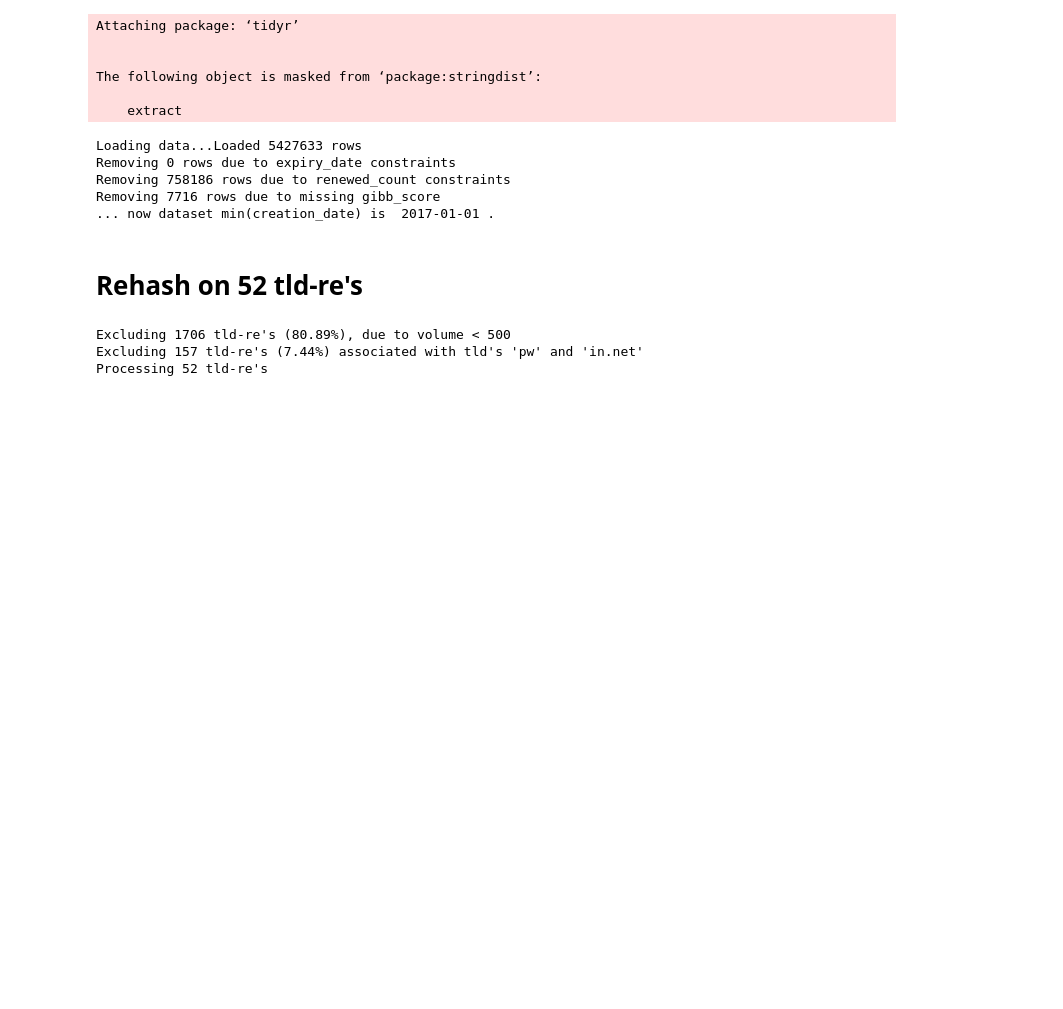
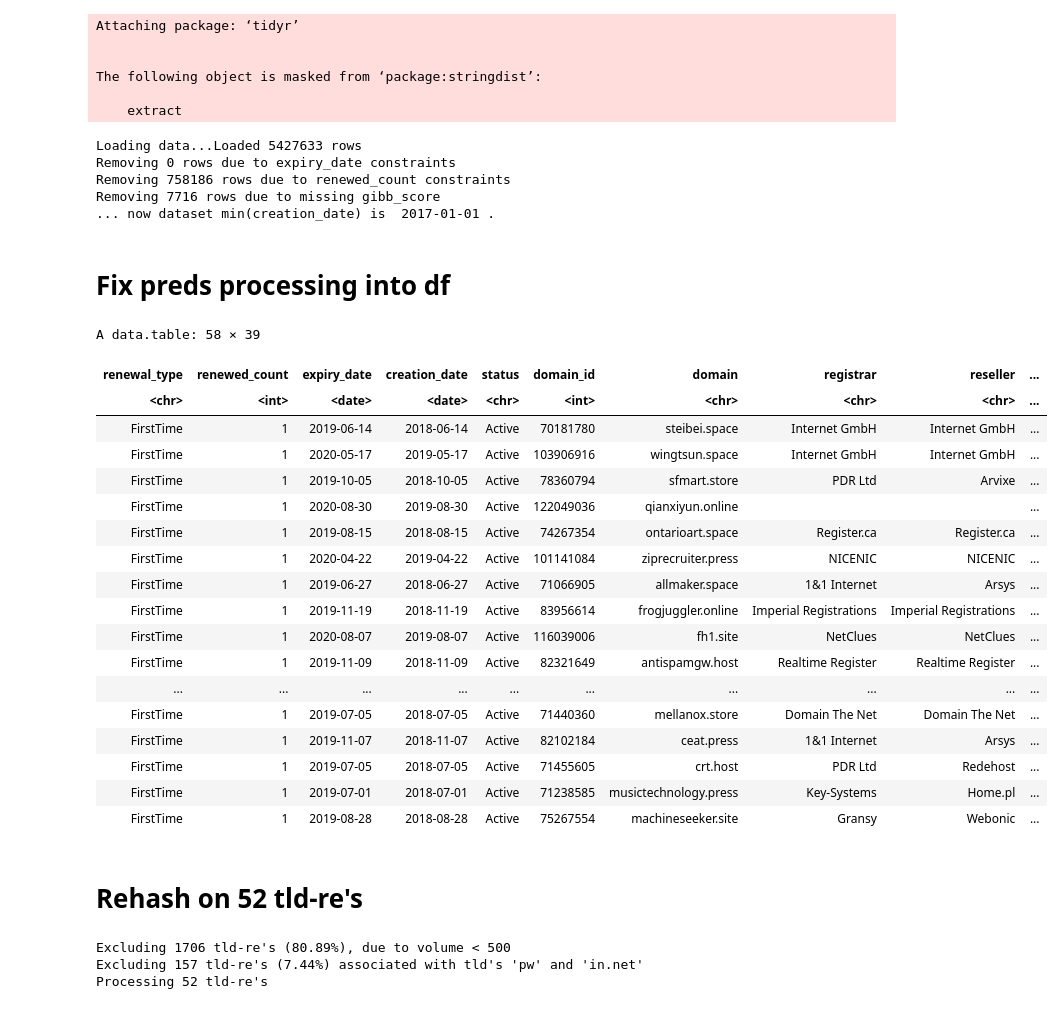
Before and after one commit to liouviaglou/Domains, a Jupyter notebook: scripts/phaseII_06_fallbacksupp/06_predmeta_test.ipynb, the cells around one changed output. Drawn from its saved outputs; the diff is of its cells as text; code cells hidden in the pictures; blank space fills up the shorter version.

Commit message:
repulled new data w/ region, trying to merge with preds and regen train and test subsets

```diff
--- a/scripts/phaseII_06_fallbacksupp/06_predmeta_test.ipynb
+++ b/scripts/phaseII_06_fallbacksupp/06_predmeta_test.ipynb
@@ -84,3 +84,5 @@ Removing 0 rows due to expiry_date constraints
 Removing 758186 rows due to renewed_count constraints
 Removing 7716 rows due to missing gibb_score
 ... now dataset min(creation_date) is  2017-01-01 .
+# %% [markdown]
+# Fix preds processing into df
@@ -86,0 +99,57 @@ Removing 7716 rows due to missing gibb_score
+# %%
+tld_reseller_list1 = expiry_train_df %>%  distinct(tld_registrar_index) %>% pull(tld_registrar_index)
+tld_reseller_list2 = expiry_test_df %>%  distinct(tld_registrar_index) %>% pull(tld_registrar_index)
+tld_reseller_list = setdiff(tld_reseller_list2,tld_reseller_list1)
+tld_reseller_list_ALL = tld_reseller_list
+
+test_list = expiry_test_list
+# %%
+preds_list = list()
+i=1
+for (tld_reseller_str in tld_reseller_list_ALL) {
+
+        preds_list[[tld_reseller_str]] = cbind(
+              test_list[[tld_reseller_str]],
+              'pred_agg_glm_ALL'=ifelse(is.na(preds_agg_glm_ALL[[i]]), NA , preds_agg_glm_ALL[[i]]$predicted) ,
+              'pred_agg_rf_ALL'= ifelse(is.na(preds_agg_rf_ALL[[i]]), NA , preds_agg_rf_ALL[[i]]$predicted),
+              'pred_agg_glm'=ifelse(is.na(preds_agg_glm[[i]]), NA , preds_agg_glm[[i]]$predicted),
+              'pred_agg_rf'=ifelse(is.na(preds_agg_rf[[i]]), NA , preds_agg_rf[[i]]$predicted),
+              'pred_seg_glm_ALL'=ifelse(is.na(preds_seg_glm_ALL[[i]]), NA , preds_seg_glm_ALL[[i]]$predicted),
+              'pred_seg_rf_ALL' = ifelse(is.na(preds_seg_rf_ALL[[i]]), NA , preds_seg_rf_ALL[[i]]$predicted),
+              'pred_seg2_glm_ALL'=ifelse(is.na(preds_seg2_glm_ALL[[i]]), NA , preds_seg2_glm_ALL[[i]]$predicted),
+              'pred_seg2_rf_ALL'=ifelse(is.na(preds_seg2_rf_ALL[[i]]), NA , preds_seg2_rf_ALL[[i]]$predicted))
+
+        preds_list[[tld_reseller_str]] <- preds_list[[tld_reseller_str]] %>% select(-contains(".actual"))
+        names(preds_list[[tld_reseller_str]]) <- c(names(test_list[[tld_reseller_str]]),
+                                                   c('pred_agg_glm_ALL', 'pred_agg_rf_ALL',
+                                                   'pred_agg_glm','pred_agg_rf',
+                                                   'pred_seg_glm_ALL', 'pred_seg_rf_ALL',
+                                                   'pred_seg2_glm_ALL','pred_seg2_rf_ALL'))
+    i=i+1
+}
+# %%
+na.omit.list <- function(y) { return(y[!sapply(y, function(x) all(is.na(x)))]) }
+preds_list <- na.omit.list(preds_list)
+preds_df <- rbindlist(preds_list,use.names=TRUE)
+# %%
+preds_df
+# %% [output]
+A data.table: 58 × 39
+| renewal_type | renewed_count | expiry_date | creation_date | status | domain_id | domain | registrar | reseller | ... |
+| <chr> | <int> | <date> | <date> | <chr> | <int> | <chr> | <chr> | <chr> | ... |
+| FirstTime | 1 | 2019-06-14 | 2018-06-14 | Active | 70181780 | steibei.space | Internet GmbH | Internet GmbH | ... |
+| FirstTime | 1 | 2020-05-17 | 2019-05-17 | Active | 103906916 | wingtsun.space | Internet GmbH | Internet GmbH | ... |
+| FirstTime | 1 | 2019-10-05 | 2018-10-05 | Active | 78360794 | sfmart.store | PDR Ltd | Arvixe | ... |
+| FirstTime | 1 | 2020-08-30 | 2019-08-30 | Active | 122049036 | qianxiyun.online |  |  | ... |
+| FirstTime | 1 | 2019-08-15 | 2018-08-15 | Active | 74267354 | ontarioart.space | Register.ca | Register.ca | ... |
+| FirstTime | 1 | 2020-04-22 | 2019-04-22 | Active | 101141084 | ziprecruiter.press | NICENIC | NICENIC | ... |
+| FirstTime | 1 | 2019-06-27 | 2018-06-27 | Active | 71066905 | allmaker.space | 1&1 Internet | Arsys | ... |
+| FirstTime | 1 | 2019-11-19 | 2018-11-19 | Active | 83956614 | frogjuggler.online | Imperial Registrations | Imperial Registrations | ... |
+| FirstTime | 1 | 2020-08-07 | 2019-08-07 | Active | 116039006 | fh1.site | NetClues | NetClues | ... |
+| FirstTime | 1 | 2019-11-09 | 2018-11-09 | Active | 82321649 | antispamgw.host | Realtime Register | Realtime Register | ... |
+| ... | ... | ... | ... | ... | ... | ... | ... | ... | ... |
+| FirstTime | 1 | 2019-07-05 | 2018-07-05 | Active | 71440360 | mellanox.store | Domain The Net | Domain The Net | ... |
+| FirstTime | 1 | 2019-11-07 | 2018-11-07 | Active | 82102184 | ceat.press | 1&1 Internet | Arsys | ... |
+| FirstTime | 1 | 2019-07-05 | 2018-07-05 | Active | 71455605 | crt.host | PDR Ltd | Redehost | ... |
+| FirstTime | 1 | 2019-07-01 | 2018-07-01 | Active | 71238585 | musictechnology.press | Key-Systems | Home.pl | ... |
+| FirstTime | 1 | 2019-08-28 | 2018-08-28 | Active | 75267554 | machineseeker.site | Gransy | Webonic | ... |
```
Also changed, not shown: parts of 2 cells of this notebook, 7 other files.
